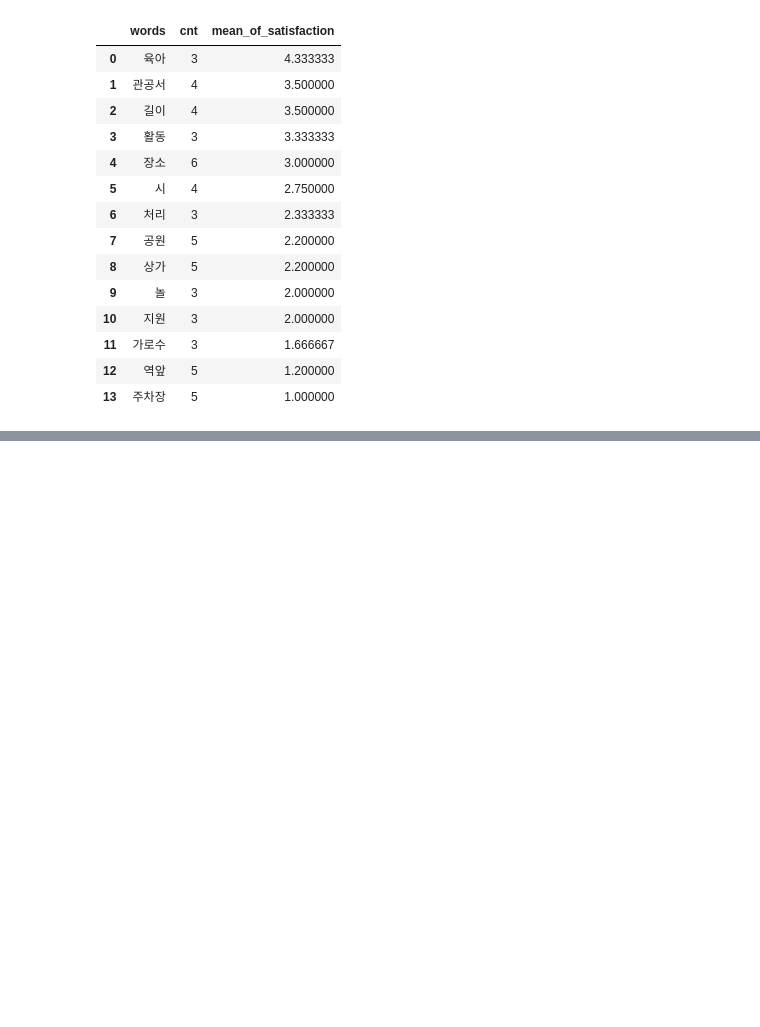
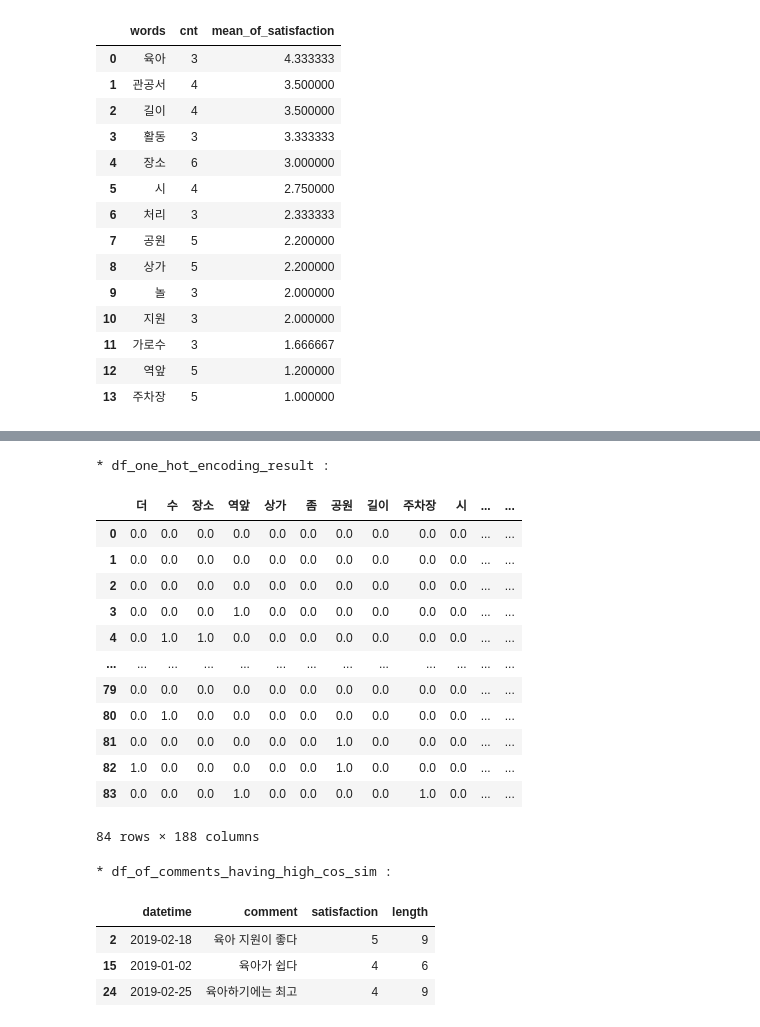
Before and after one commit to wooseok1152/python-data_analysis, a Jupyter notebook: 10장 앙케트 분석을 위한 자연어 처리 테크닉10.ipynb, the cells around one changed output, grey strips where cells are left out. Drawn from its saved outputs; the diff is of its cells as text; code cells hidden in the pictures; blank space fills up the shorter version.

```diff
--- a/10장 앙케트 분석을 위한 자연어 처리 테크닉10.ipynb
+++ b/10장 앙케트 분석을 위한 자연어 처리 테크닉10.ipynb
@@ -302,0 +359,4 @@ display(df_count_and_mean_of_satisfaction_by_word)
+# %%
+target_text = df_one_hot_encoding_result.iloc[2]
+print("* target_text :")
+display(target_text)
@@ -302,0 +377,36 @@ display(df_count_and_mean_of_satisfaction_by_word)
+# %%
+# 모든 텍스트에 대해 타켓 텍스트와의 코사인 유사도 산출
+
+list_of_cos_sim = []
+for index_of_sequence in range(len(df_one_hot_encoding_result)) :
+
+    cos_text = df_one_hot_encoding_result.iloc[index_of_sequence]
+    cos_sim = np.dot(target_text, cos_text) / (np.linalg.norm(target_text) * np.linalg.norm(cos_text))
+    list_of_cos_sim.append(cos_sim)
+
+df_one_hot_encoding_result["cos_sim"] = list_of_cos_sim
+print("* df_one_hot_encoding_result :", "\n")
+display(sqldf("SELECT * FROM df_one_hot_encoding_result ORDER BY cos_sim DESC;"))
+
+print("* df_of_comments_having_high_cos_sim :", "\n")
+display(df_survey.iloc[[2, 15, 24]])
+# %% [output]
+* df_one_hot_encoding_result :
+|  | 더 | 수 | 장소 | 역앞 | 상가 | 좀 | 공원 | 길이 | 주차장 | 시 | ... | ... |
+| 0 | 0.0 | 0.0 | 0.0 | 0.0 | 0.0 | 0.0 | 0.0 | 0.0 | 0.0 | 0.0 | ... | ... |
+| 1 | 0.0 | 0.0 | 0.0 | 0.0 | 0.0 | 0.0 | 0.0 | 0.0 | 0.0 | 0.0 | ... | ... |
+| 2 | 0.0 | 0.0 | 0.0 | 0.0 | 0.0 | 0.0 | 0.0 | 0.0 | 0.0 | 0.0 | ... | ... |
+| 3 | 0.0 | 0.0 | 0.0 | 1.0 | 0.0 | 0.0 | 0.0 | 0.0 | 0.0 | 0.0 | ... | ... |
+| 4 | 0.0 | 1.0 | 1.0 | 0.0 | 0.0 | 0.0 | 0.0 | 0.0 | 0.0 | 0.0 | ... | ... |
+| ... | ... | ... | ... | ... | ... | ... | ... | ... | ... | ... | ... | ... |
+| 79 | 0.0 | 0.0 | 0.0 | 0.0 | 0.0 | 0.0 | 0.0 | 0.0 | 0.0 | 0.0 | ... | ... |
+| 80 | 0.0 | 1.0 | 0.0 | 0.0 | 0.0 | 0.0 | 0.0 | 0.0 | 0.0 | 0.0 | ... | ... |
+| 81 | 0.0 | 0.0 | 0.0 | 0.0 | 0.0 | 0.0 | 1.0 | 0.0 | 0.0 | 0.0 | ... | ... |
+| 82 | 1.0 | 0.0 | 0.0 | 0.0 | 0.0 | 0.0 | 1.0 | 0.0 | 0.0 | 0.0 | ... | ... |
+| 83 | 0.0 | 0.0 | 0.0 | 1.0 | 0.0 | 0.0 | 0.0 | 0.0 | 1.0 | 0.0 | ... | ... |
+84 rows × 188 columns
+* df_of_comments_having_high_cos_sim :
+|  | datetime | comment | satisfaction | length |
+| 2 | 2019-02-18 | 육아 지원이 좋다 | 5 | 9 |
+| 15 | 2019-01-02 | 육아가 쉽다 | 4 | 6 |
+| 24 | 2019-02-25 | 육아하기에는 최고 | 4 | 9 |
```
Also changed, not shown: parts of 4 cells of this notebook.
